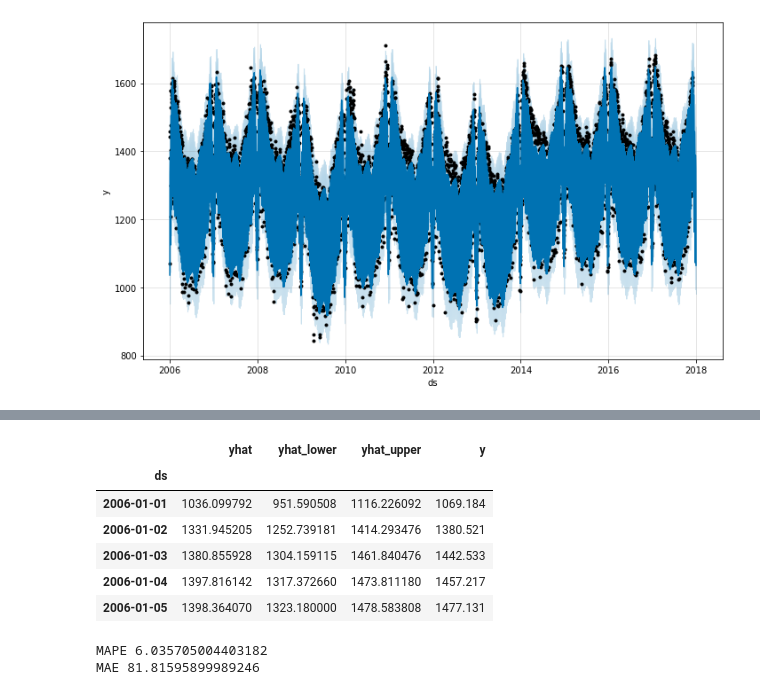
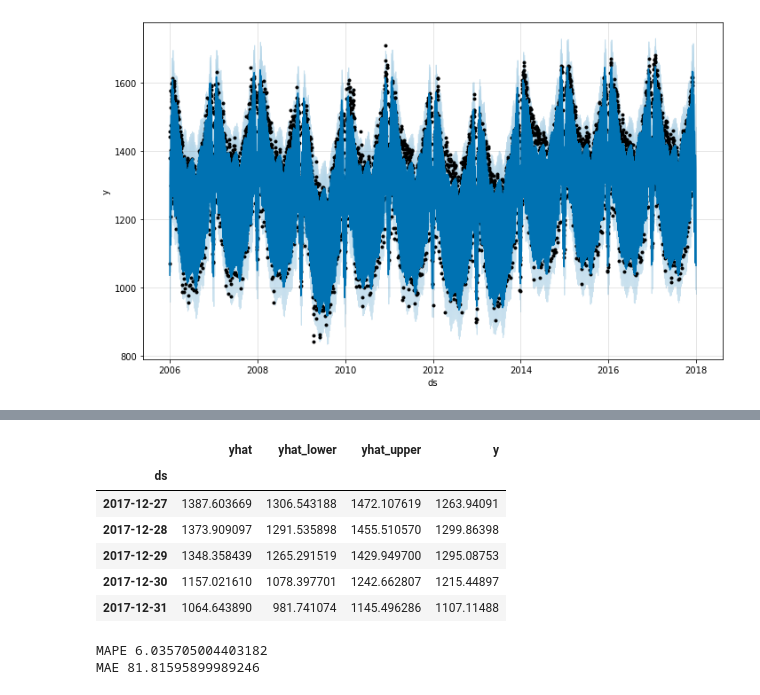
Before and after one commit to angeloken/Riset-I-smile, a Jupyter notebook: riset_prediksi_listrik_ver_1.ipynb, the cells around one changed output, grey strips where cells are left out. Saved outputs shown, nothing was run; the diff lists cells and outputs as text; code cells hidden in the pictures.

```diff
--- a/riset_prediksi_listrik_ver_1.ipynb
+++ b/riset_prediksi_listrik_ver_1.ipynb
@@ -147,15 +157,15 @@ def make_comparison_dataframe(historical, forecast):
 # %%
 cmp_df = make_comparison_dataframe(df, forecast)
 
-cmp_df.head()
+cmp_df.tail()
 # %% [output]
 |  | yhat | yhat_lower | yhat_upper | y |
 | ds |  |  |  |  |
-| 2006-01-01 | 1036.099792 | 951.590508 | 1116.226092 | 1069.184 |
-| 2006-01-02 | 1331.945205 | 1252.739181 | 1414.293476 | 1380.521 |
-| 2006-01-03 | 1380.855928 | 1304.159115 | 1461.840476 | 1442.533 |
-| 2006-01-04 | 1397.816142 | 1317.372660 | 1473.811180 | 1457.217 |
-| 2006-01-05 | 1398.364070 | 1323.180000 | 1478.583808 | 1477.131 |
+| 2017-12-27 | 1387.603669 | 1306.543188 | 1472.107619 | 1263.94091 |
+| 2017-12-28 | 1373.909097 | 1291.535898 | 1455.510570 | 1299.86398 |
+| 2017-12-29 | 1348.358439 | 1265.291519 | 1429.949700 | 1295.08753 |
+| 2017-12-30 | 1157.021610 | 1078.397701 | 1242.662807 | 1215.44897 |
+| 2017-12-31 | 1064.643890 | 981.741074 | 1145.496286 | 1107.11488 |
 # %%
 def calculate_forecast_errors(df, prediction_size):
 
```
Also changed, not shown: parts of 7 cells of this notebook.
